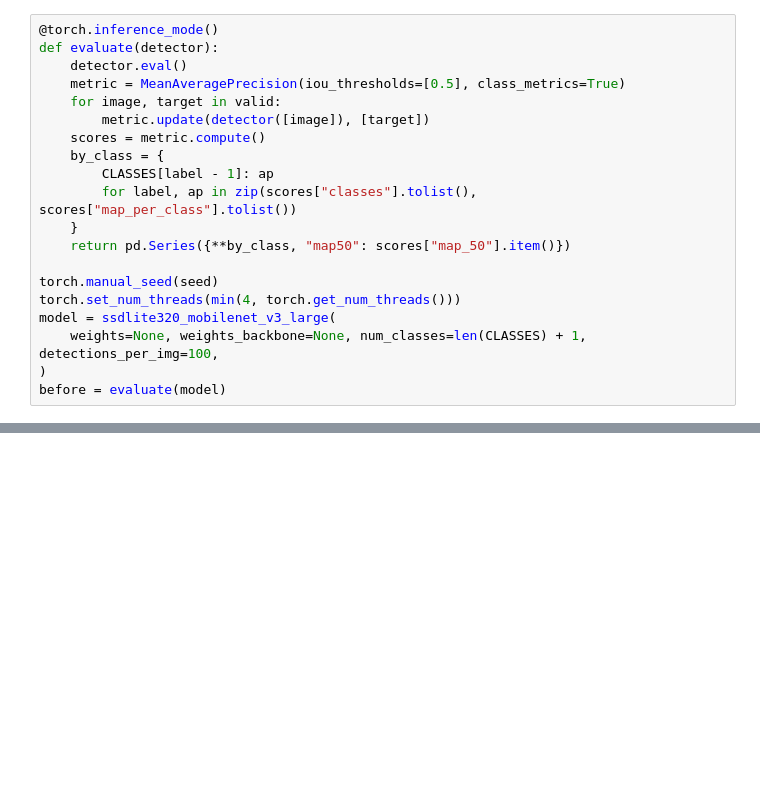
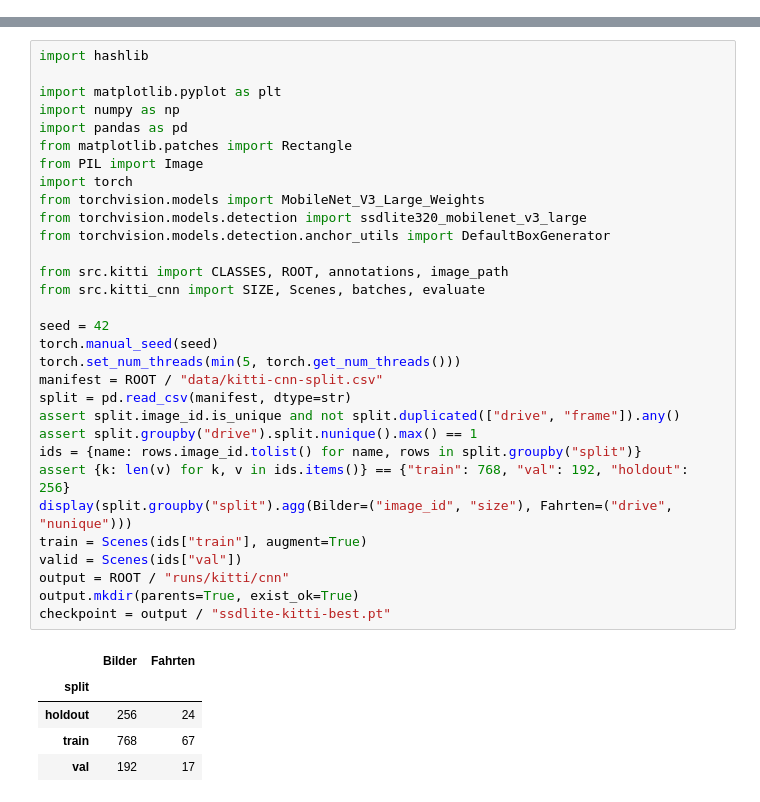
Before and after one commit to nicolasb49/intelligence-engineering, a Jupyter notebook: nicolas_cnn_detection.ipynb, the cells around one changed output, grey strips where cells are left out. Drawn from its saved outputs; the diff is of its cells as text; blank space fills up the shorter version.

Commit message:
CNN and switch to KITTI

```diff
--- a/nicolas_cnn_detection.ipynb
+++ b/nicolas_cnn_detection.ipynb
@@ -51,20 +0,0 @@ Für AP50 muss die Klasse stimmen und die Box eine Intersection over Union von m
-# %%
-@torch.inference_mode()
-def evaluate(detector):
-    detector.eval()
-    metric = MeanAveragePrecision(iou_thresholds=[0.5], class_metrics=True)
-    for image, target in valid:
-        metric.update(detector([image]), [target])
-    scores = metric.compute()
-    by_class = {
-        CLASSES[label - 1]: ap
-        for label, ap in zip(scores["classes"].tolist(), scores["map_per_class"].tolist())
-    }
-    return pd.Series({**by_class, "map50": scores["map_50"].item()})
-
-torch.manual_seed(seed)
-torch.set_num_threads(min(4, torch.get_num_threads()))
-model = ssdlite320_mobilenet_v3_large(
-    weights=None, weights_backbone=None, num_classes=len(CLASSES) + 1, detections_per_img=100,
-)
-before = evaluate(model)
@@ -126,0 +15,37 @@ gewichte: runs/kitti/cnn/ssdlite320.pt
+# %%
+import hashlib
+
+import matplotlib.pyplot as plt
+import numpy as np
+import pandas as pd
+from matplotlib.patches import Rectangle
+from PIL import Image
+import torch
+from torchvision.models import MobileNet_V3_Large_Weights
+from torchvision.models.detection import ssdlite320_mobilenet_v3_large
+from torchvision.models.detection.anchor_utils import DefaultBoxGenerator
+
+from src.kitti import CLASSES, ROOT, annotations, image_path
+from src.kitti_cnn import SIZE, Scenes, batches, evaluate
+
+seed = 42
+torch.manual_seed(seed)
+torch.set_num_threads(min(5, torch.get_num_threads()))
+manifest = ROOT / "data/kitti-cnn-split.csv"
+split = pd.read_csv(manifest, dtype=str)
+assert split.image_id.is_unique and not split.duplicated(["drive", "frame"]).any()
+assert split.groupby("drive").split.nunique().max() == 1
+ids = {name: rows.image_id.tolist() for name, rows in split.groupby("split")}
+assert {k: len(v) for k, v in ids.items()} == {"train": 768, "val": 192, "holdout": 256}
+display(split.groupby("split").agg(Bilder=("image_id", "size"), Fahrten=("drive", "nunique")))
+train = Scenes(ids["train"], augment=True)
+valid = Scenes(ids["val"])
+output = ROOT / "runs/kitti/cnn"
+output.mkdir(parents=True, exist_ok=True)
+checkpoint = output / "ssdlite-kitti-best.pt"
+# %% [output]
+|  | Bilder | Fahrten |
+| split |  |  |
+| holdout | 256 | 24 |
+| train | 768 | 67 |
+| val | 192 | 17 |
```
Also changed, not shown: parts of 28 cells of this notebook, 5 other files.
